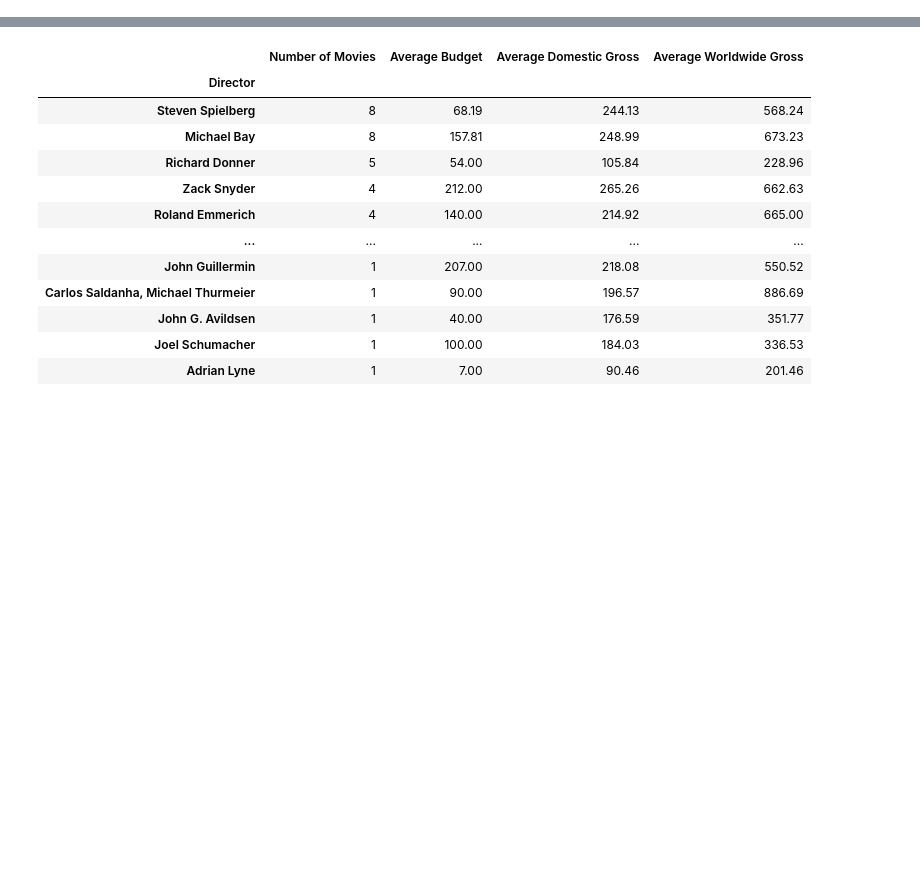
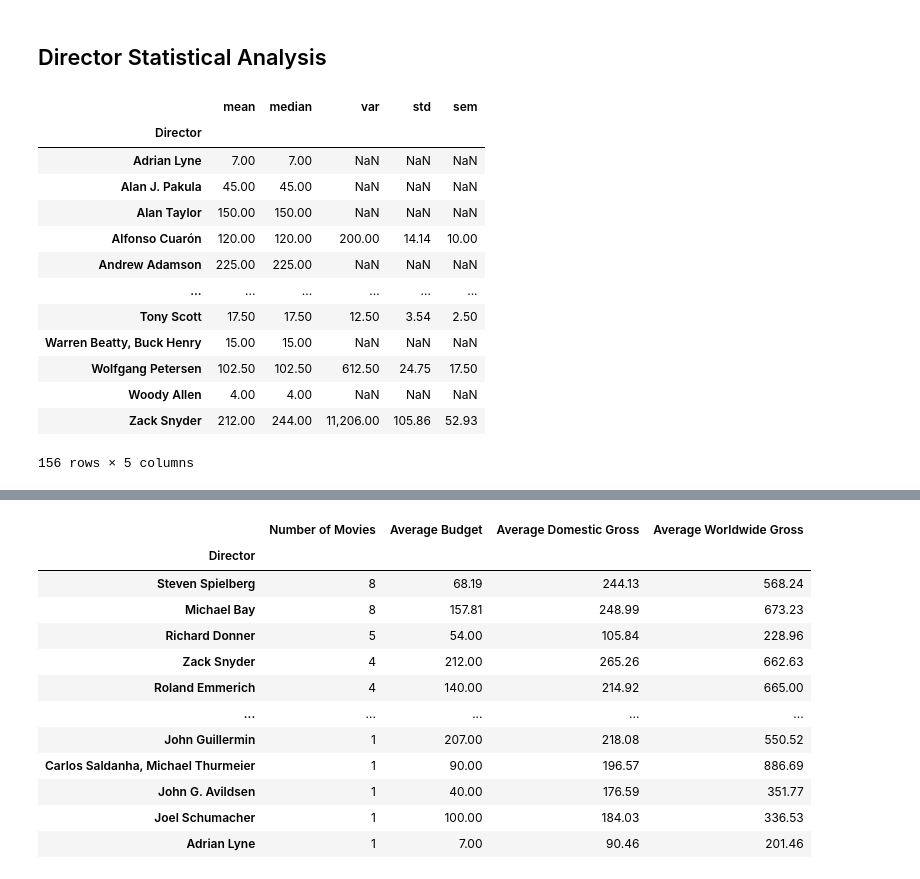
Before and after one commit to annied222/Project_1, a Jupyter notebook: directors.ipynb, the cells around one changed output, grey strips where cells are left out. Cells and saved outputs as stored; diff of their text form; code cells hidden in the pictures; blank space fills up the shorter version.

```diff
--- a/directors.ipynb
+++ b/directors.ipynb
@@ -30,0 +31,23 @@ allmovies_df
+# %% [markdown]
+## Director Statistical Analysis
+# %%
+directors_df = allmovies_df
+directors_df = directors_df.drop(["Movie ID", "Rank", "Title", "Main Genre", "2nd Genre", "3rd Genre", "IMDB Rating",
+                                    "Studio", "Year","IMDb ID"],axis=1, inplace = False)
+directorsagg = directors_df.groupby("Director").agg(['mean','median','var','std','sem'])["Production Budget"]
+directorsagg
+# %% [output]
+|  | mean | median | var | std | sem |
+| Director |  |  |  |  |  |
+| Adrian Lyne | 7.00 | 7.00 | NaN | NaN | NaN |
+| Alan J. Pakula | 45.00 | 45.00 | NaN | NaN | NaN |
+| Alan Taylor | 150.00 | 150.00 | NaN | NaN | NaN |
+| Alfonso Cuarón | 120.00 | 120.00 | 200.00 | 14.14 | 10.00 |
+| Andrew Adamson | 225.00 | 225.00 | NaN | NaN | NaN |
+| ... | ... | ... | ... | ... | ... |
+| Tony Scott | 17.50 | 17.50 | 12.50 | 3.54 | 2.50 |
+| Warren Beatty, Buck Henry | 15.00 | 15.00 | NaN | NaN | NaN |
+| Wolfgang Petersen | 102.50 | 102.50 | 612.50 | 24.75 | 17.50 |
+| Woody Allen | 4.00 | 4.00 | NaN | NaN | NaN |
+| Zack Snyder | 212.00 | 244.00 | 11,206.00 | 105.86 | 52.93 |
+156 rows × 5 columns
```
Also changed, not shown: parts of 18 cells of this notebook, 8 other files.
